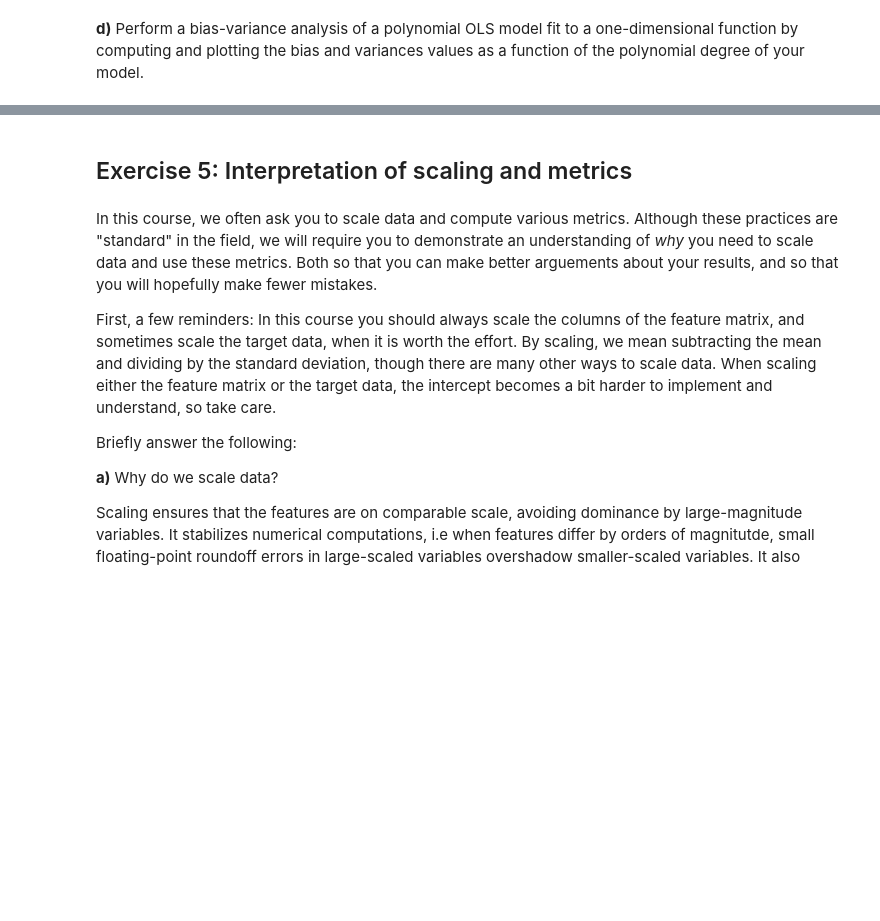
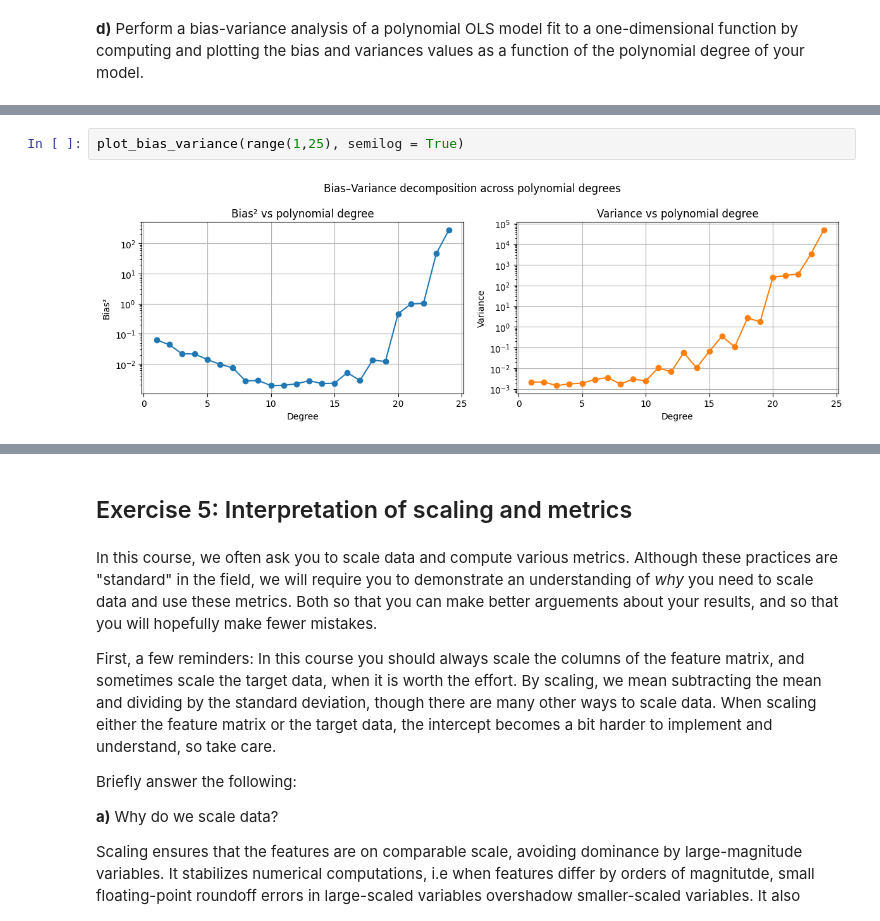
Before and after one commit to viktorbgulbrandsen/fysstk3155, a Jupyter notebook: uke38/exercises.ipynb, the cells around one changed output, grey strips where cells are left out. Cells and saved outputs as stored; diff of their text form; blank space fills up the shorter version.

```diff
--- a/uke38/exercises.ipynb
+++ b/uke38/exercises.ipynb
@@ -839,0 +627,4 @@ Intepretation: variance reflects sample instability and collapses with sample si
+# %%
+plot_bias_variance(range(1,25), semilog = True)
+# %% [output]
+[figure, added]
```
Also changed, not shown: parts of 28 cells of this notebook, 2 other files.
